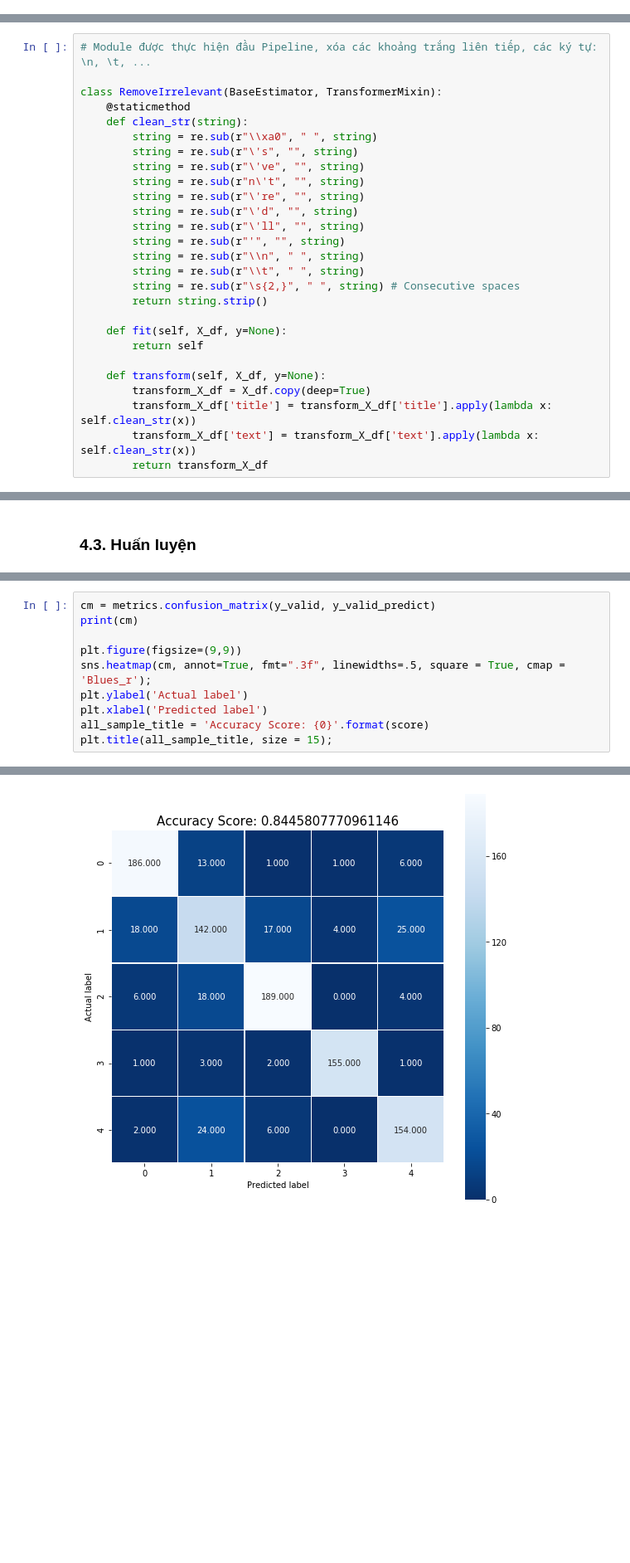
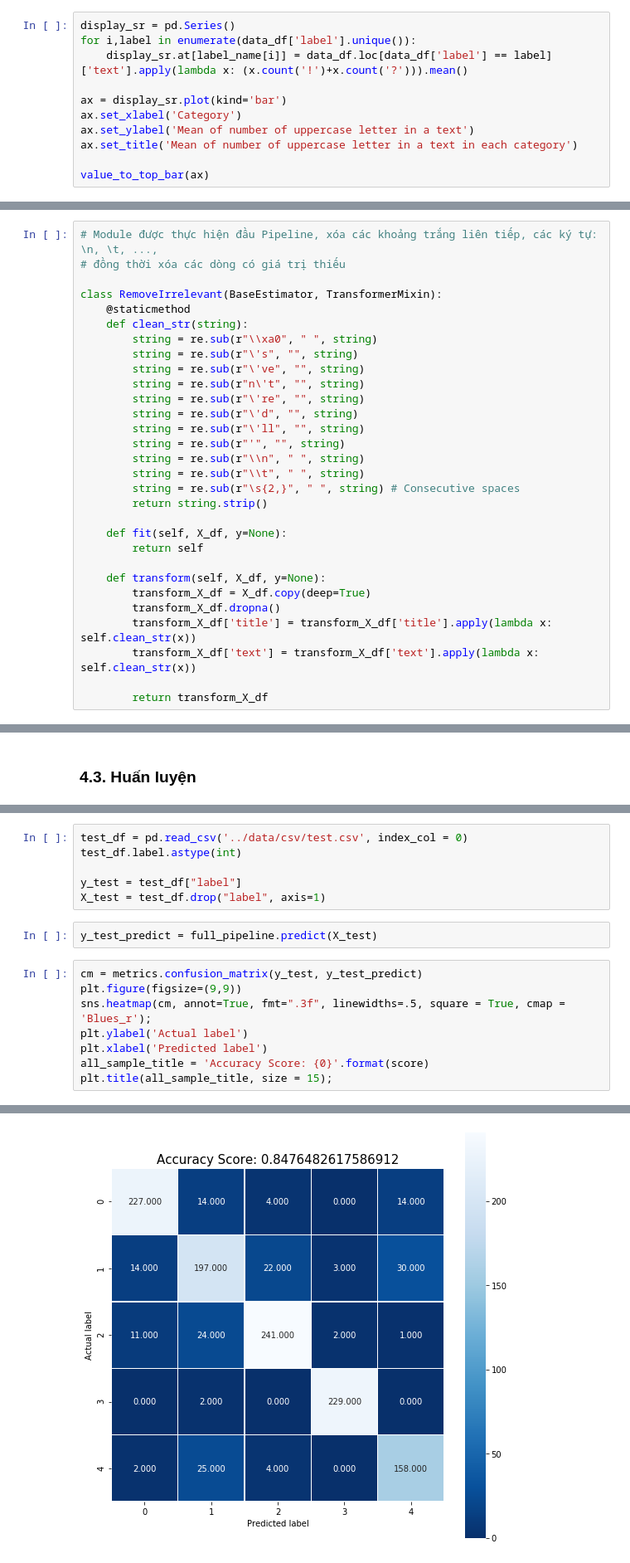
Before and after one commit to tuandoan998/DS_Final_Project, a Jupyter notebook: scripts/pipe_line.ipynb, the cells around one changed output, grey strips where cells are left out. Shown at 83% size. Drawn from its saved outputs; the diff is of its cells as text; blank space fills up the shorter version.

```diff
--- a/scripts/pipe_line.ipynb
+++ b/scripts/pipe_line.ipynb
@@ -117,0 +173,11 @@ value_to_top_bar(ax)
+# %%
+display_sr = pd.Series()
+for i,label in enumerate(data_df['label'].unique()):
+    display_sr.at[label_name[i]] = data_df.loc[data_df['label'] == label]['text'].apply(lambda x: (x.count('!')+x.count('?'))).mean()
+
+ax = display_sr.plot(kind='bar')
+ax.set_xlabel('Category')
+ax.set_ylabel('Mean of number of uppercase letter in a text')
+ax.set_title('Mean of number of uppercase letter in a text in each category')
+
+value_to_top_bar(ax)
@@ -123,5 +191,6 @@ X_df = data_df.drop("label", axis=1)
 # %%
-# Module được thực hiện đầu Pipeline, xóa các khoảng trắng liên tiếp, các ký tự: \n, \t, ...
+# Module được thực hiện đầu Pipeline, xóa các khoảng trắng liên tiếp, các ký tự: \n, \t, ...,
+# đồng thời xóa các dòng có giá trị thiếu
 
 class RemoveIrrelevant(BaseEstimator, TransformerMixin):
     @staticmethod
@@ -144,8 +213,10 @@ class RemoveIrrelevant(BaseEstimator, TransformerMixin):
 
     def transform(self, X_df, y=None):
         transform_X_df = X_df.copy(deep=True)
+        transform_X_df.dropna()
         transform_X_df['title'] = transform_X_df['title'].apply(lambda x: self.clean_str(x))
         transform_X_df['text'] = transform_X_df['text'].apply(lambda x: self.clean_str(x))
+
         return transform_X_df
 # %% [markdown]
 ### 3.1.  Chọn các đặc trưng
@@ -383,7 +447,13 @@ def plot_confusion_matrix(cm, classes,
+# %%
+test_df = pd.read_csv('../data/csv/test.csv', index_col = 0)
+test_df.label.astype(int)
+
+y_test = test_df["label"]
+X_test = test_df.drop("label", axis=1)
+# %%
+y_test_predict = full_pipeline.predict(X_test)
 # %%
-cm = metrics.confusion_matrix(y_valid, y_valid_predict)
-print(cm)
-
+cm = metrics.confusion_matrix(y_test, y_test_predict)
 plt.figure(figsize=(9,9))
 sns.heatmap(cm, annot=True, fmt=".3f", linewidths=.5, square = True, cmap = 'Blues_r');
 plt.ylabel('Actual label')
@@ -399 +464 @@ plt.title(all_sample_title, size = 15);
-[figure, old version]
+[figure, new version]
```
Also changed, not shown: parts of 29 cells of this notebook, 3 other files.
